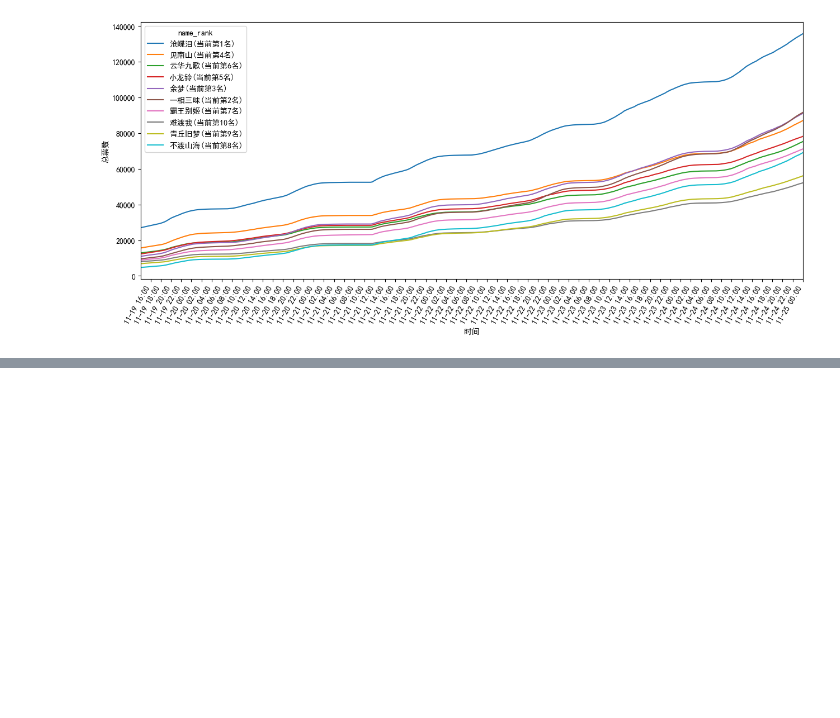
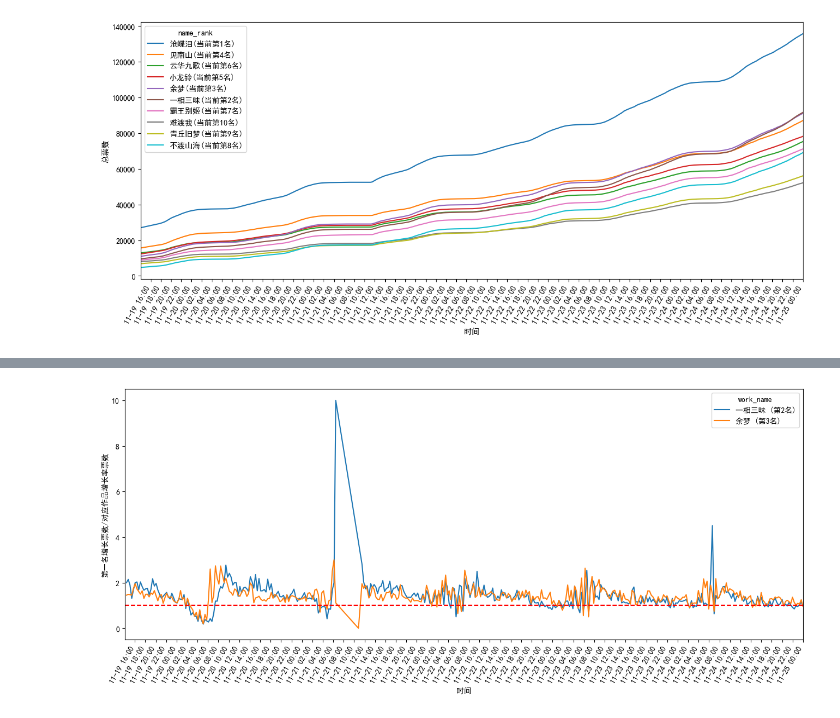
Before and after one commit to 610yilingliu/jx3_2024_vote, a Jupyter notebook: visualize.ipynb, the cells around one changed output, grey strips where cells are left out. Cells and saved outputs as stored; diff of their text form; code cells hidden in the pictures; blank space fills up the shorter version.

```diff
--- a/visualize.ipynb
+++ b/visualize.ipynb
@@ -128,0 +139,41 @@ plt.show()
+# %%
+
+first_place = data[data['work_id'] == ids[0]]
+all_ratios = pd.DataFrame()
+
+for i in range(1, 3):
+    second_place = data[data['work_id'] == ids[i]]
+
+    # 合并两个数据框，按时间点对齐
+    merged = pd.merge(first_place[['fetch_time', 'absolute_diff']], second_place[['fetch_time', 'absolute_diff', 'name']], on='fetch_time', suffixes=('_first', f'_{i}'))
+
+    # 计算第一名的 dydx 除以第二名对应时间点的 dydx
+    merged[f'absolute_diff_{i}'] = merged['absolute_diff_first'] / merged[f'absolute_diff_{i}']
+
+    # 只保留 fetch_time 和 dydx_ratio 列，并添加一个列来标识第二名的 work_name
+    merged = merged[['fetch_time', f'absolute_diff_{i}', 'name']].rename(columns={f'absolute_diff_{i}': 'absolute_diff'})
+    merged['work_name'] = merged['name'] + f" (第{i+1}名)"
+    merged = merged.drop(columns=['name'])
+
+    # 将结果添加到 all_ratios DataFrame 中
+    all_ratios = pd.concat([all_ratios, merged], ignore_index=True)
+
+# 绘制曲线
+sns.lineplot(data=all_ratios, x='fetch_time', y='absolute_diff', hue='work_name', palette='tab10')
+
+locator = mdates.HourLocator(interval=2)
+plt.gca().xaxis.set_major_locator(locator)
+
+start_time = data_filtered['fetch_time'].min()
+end_time = pd.to_datetime('2024-11-25 00:00:00')
+plt.xlim(start_time, end_time)
+
+plt.xticks(rotation=60, ha='right')
+plt.tight_layout()
+plt.axhline(y=1, color='r', linestyle='--')
+plt.ylabel('第一名增长票数/对应作品增长率票数')
+plt.xlabel('时间')
+plt.gca().xaxis.set_major_formatter(plt.matplotlib.dates.DateFormatter('%m-%d %H:%M'))
+plt.gcf().set_size_inches(14, 6)
+# %% [output]
+[figure, added]
```
Also changed, not shown: parts of 5 cells of this notebook.
